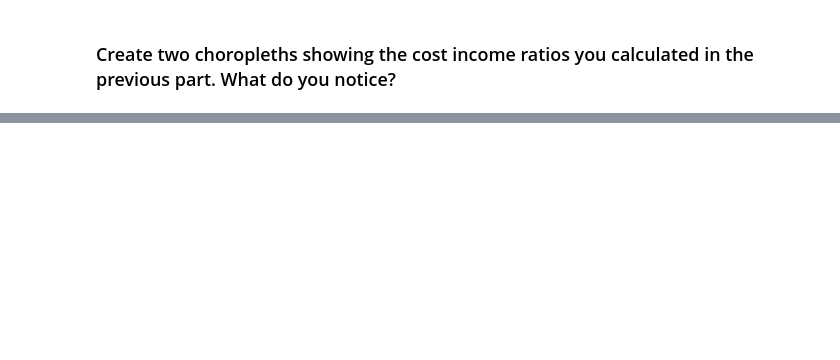
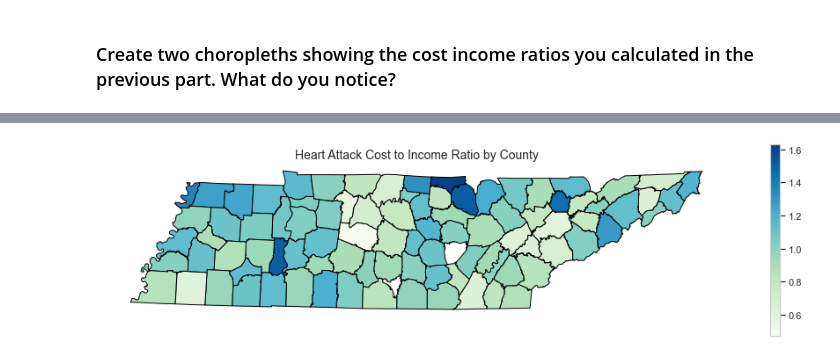
Before and after one commit to sara-ramirez/data-science-essentials-3, a Jupyter notebook: notebooks/session_assignments.ipynb, the cells around one changed output, grey strips where cells are left out. Drawn from its saved outputs; the diff is of its cells as text; code cells hidden in the pictures; blank space fills up the shorter version.

```diff
--- a/notebooks/session_assignments.ipynb
+++ b/notebooks/session_assignments.ipynb
@@ -420,0 +571,3 @@ plt.xlabel('');
+# %%
+counties_merged = pd.merge(left = counties, right = tn_df, left_on = 'county', right_on = 'county')
+counties_merged.head()
@@ -420,0 +581,11 @@ plt.xlabel('');
+# %%
+fig, ax = plt.subplots(figsize=(16,4))
+counties_merged.plot(column = 'ha_cost_income_ratio',
+              cmap = 'GnBu',
+              edgecolor = 'black',
+              legend = True,
+              ax = ax)
+plt.title('Heart Attack Cost to Income Ratio by County', fontsize = 14)
+ax.axis('off');
+# %% [output]
+[figure, added]
```
Also changed, not shown: parts of 39 cells of this notebook, 27 other files.
